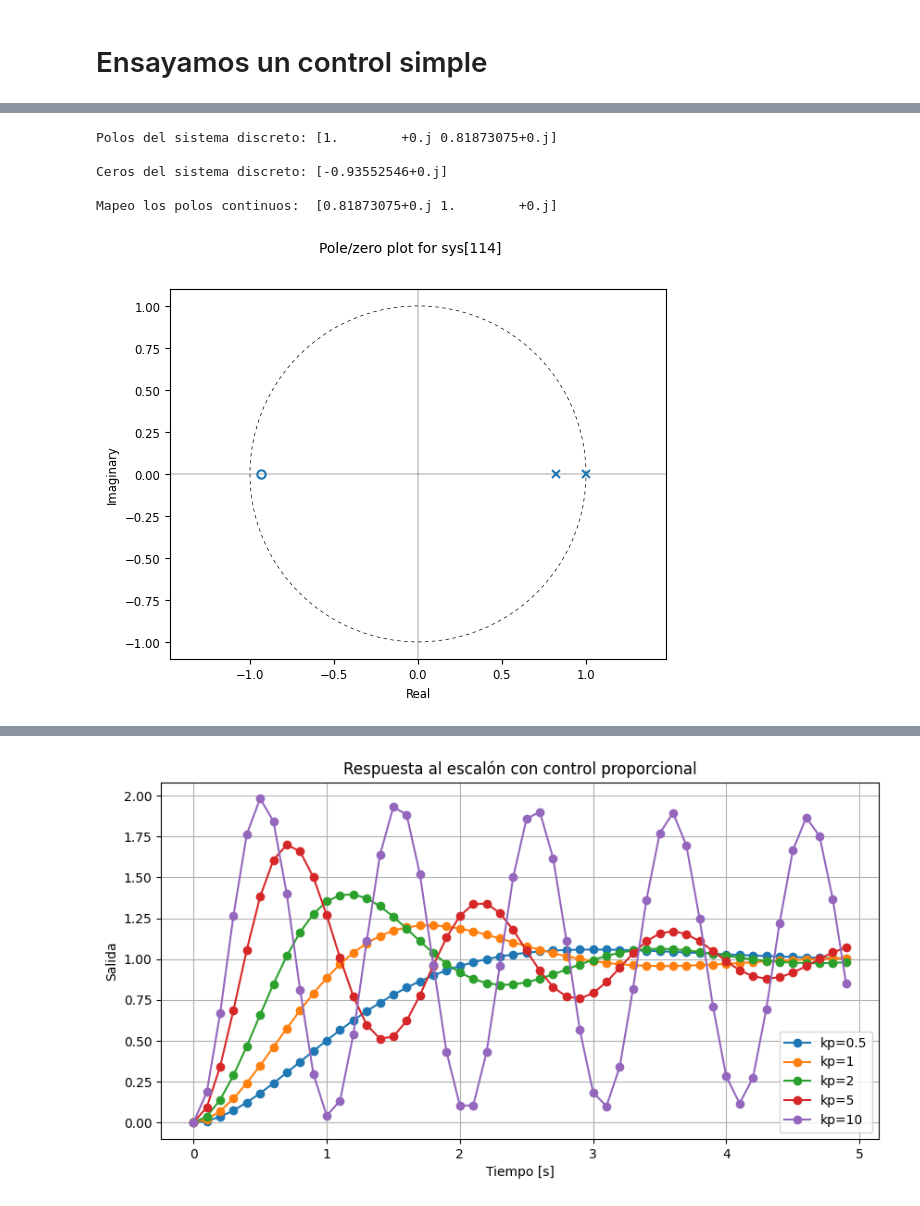
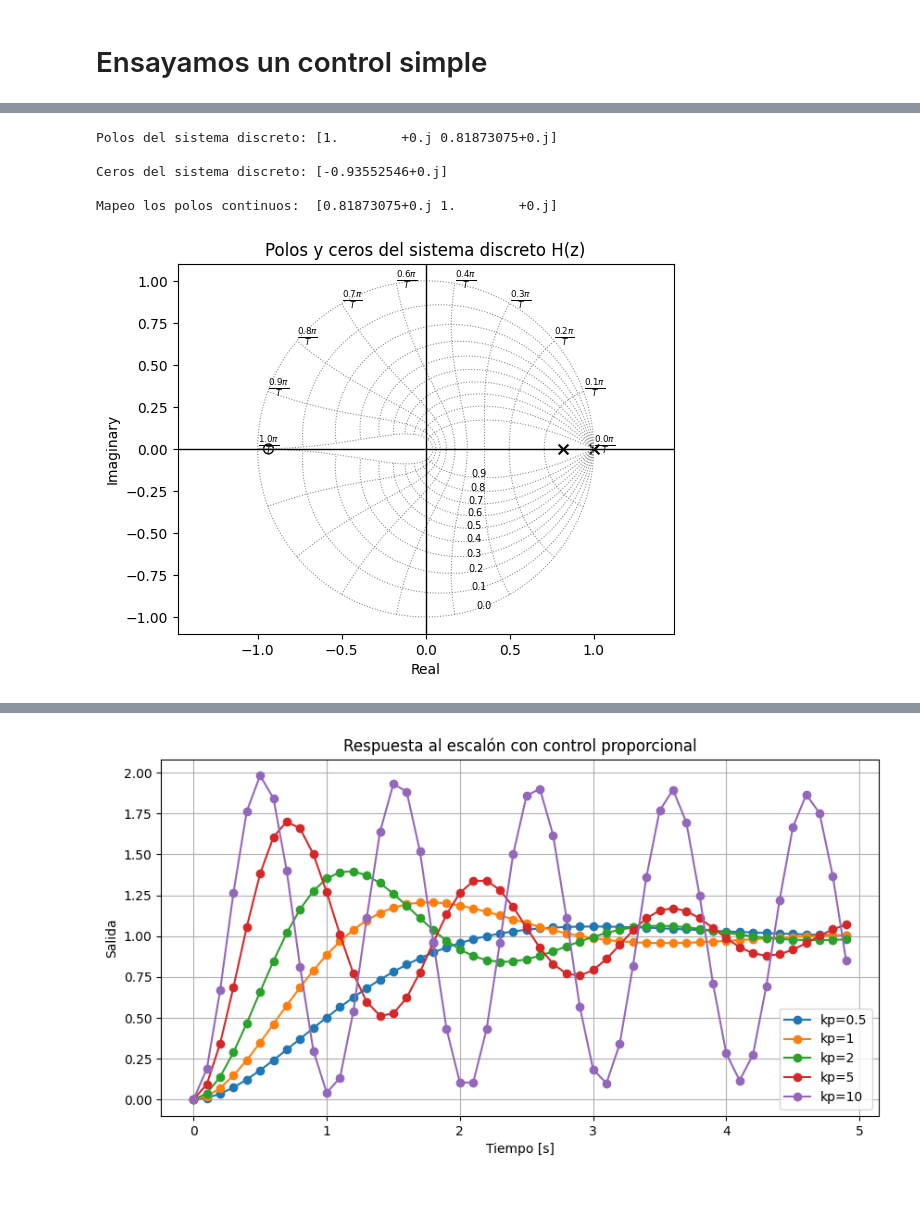
Before and after one commit to pgonfiuba/ica, a Jupyter notebook: clase 1/discretizacion_ZOH_Gs.ipynb, the cells around one changed output, grey strips where cells are left out. Drawn from its saved outputs; the diff is of its cells as text; code cells hidden in the pictures.

```diff
--- a/clase 1/discretizacion_ZOH_Gs.ipynb
+++ b/clase 1/discretizacion_ZOH_Gs.ipynb
@@ -200,17 +183,17 @@ Polos del sistema continuo:
 # %%
 # Polos del sistema discreto
 
-ctl.pzmap(tf_d)
+ctl.pzmap(tf_d, plot=True, grid=True, title="Polos y ceros del sistema discreto H(z)")
 print("\nPolos del sistema discreto:",tf_d.poles())
 print("\nCeros del sistema discreto:",tf_d.zeros())
 
 print("\nMapeo los polos continuos: ",np.exp(tf_c.poles()*tf_d.dt))
 # %% [output]
 Polos del sistema discreto: [1.        +0.j 0.81873075+0.j]
 
 Ceros del sistema discreto: [-0.93552546+0.j]
 
 Mapeo los polos continuos:  [0.81873075+0.j 1.        +0.j]
-[figure, old version]
+[figure, new version]
 # %%
 # Al parecer con un control proporcional aplicado al sistema discretizado podríamos obtener un sistema inestable!
```
Also changed, not shown: parts of 12 cells of this notebook, 1 other file.
